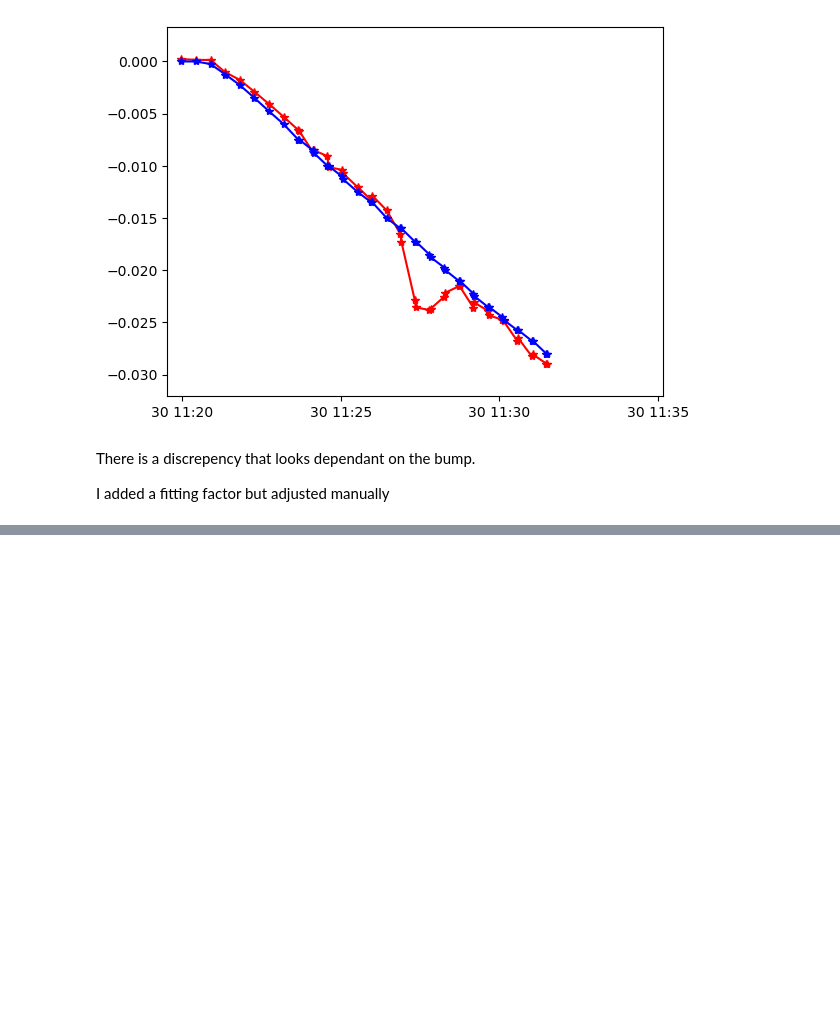
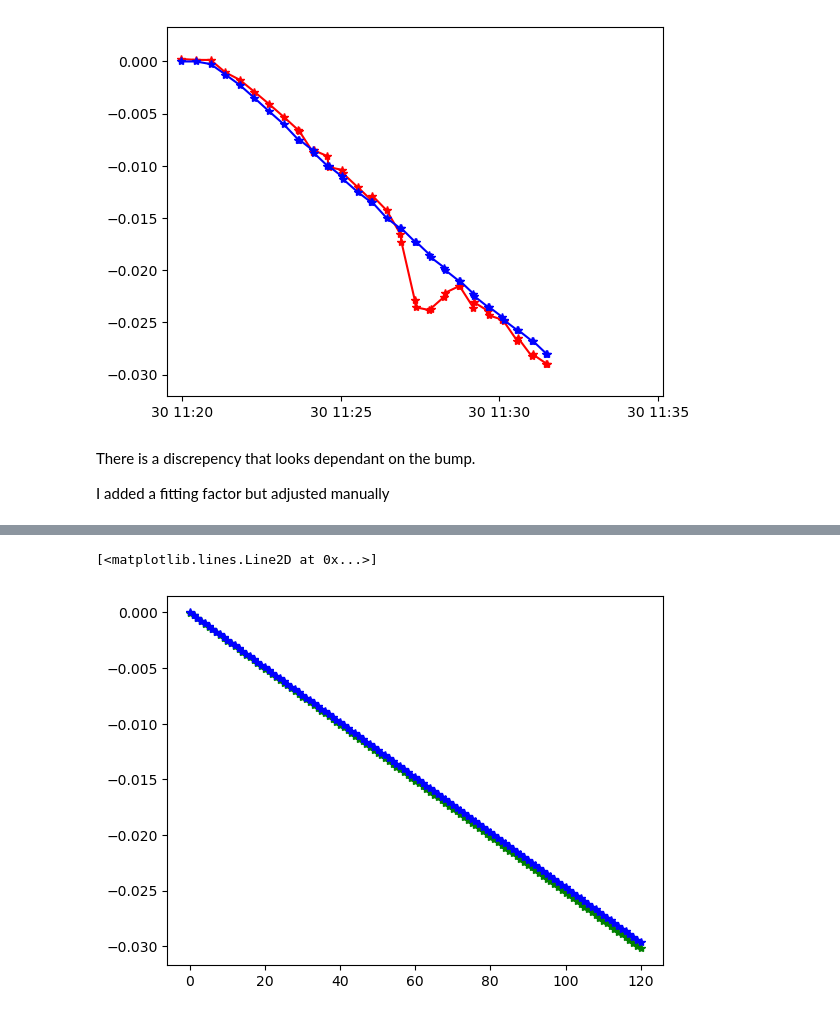
Before and after one commit to lisepauwels/sps_simulations, a Jupyter notebook: MD_analysis/bpm_analysis/bpm_tidp.ipynb, the cells around one changed output, grey strips where cells are left out. Cells and saved outputs as stored; diff of their text form; code cells hidden in the pictures; blank space fills up the shorter version.

Commit message:
Fitting data tbc

```diff
--- a/MD_analysis/bpm_analysis/bpm_tidp.ipynb
+++ b/MD_analysis/bpm_analysis/bpm_tidp.ipynb
@@ -444,0 +447,2 @@ I added a fitting factor but adjusted manually
+# %%
+bump_vals = np.linspace(0, -30e-3, num=int(30/0.25 + 1))
@@ -444,0 +495,21 @@ I added a fitting factor but adjusted manually
+# %%
+xpos_vals = {'bph.11408' : [], 'bph.11608' : [], 'tidp.11434' : []}
+for i in range(len(bump_vals)):
+    opt = line.match(
+        solve=False,
+        start='mdh.11007',
+        end='mdhw.11732',
+        init=tw,
+        vary=[
+            xt.VaryList(['bump.11207', 'bump.11407', 'bump.11607'], step=1e-8, tag='bump',)
+        ],
+        targets = [
+            xt.Target('x', bump_vals[i], at='tidp.11434'),
+            xt.TargetSet(['x', 'px'], value=tw, at='mdhw.11732')
+        ]
+        )
+    opt.run_jacobian(10)
+    tw_after = line.twiss()
+    xpos_vals['bph.11408'].append(tw_after.rows['bph.11408..0'].x[0])
+    xpos_vals['bph.11608'].append(tw_after.rows['bph.11608..0'].x[0])
+    xpos_vals['tidp.11434'].append(tw_after.rows['tidp.11434'].x[0])
@@ -444,0 +534,16 @@ I added a fitting factor but adjusted manually
+# %%
+plt.close()
+plt.figure()
+coast = 'coast4'
+
+tidp_pos_interp = line.get_s_position('tidp.11434') + line['tidp.11434'].length/2
+bph_11408_pos_interp = line.get_s_position('bph.11408..0') + line['bph.11408..0']._parent.length/2
+bph_11608_pos_interp = line.get_s_position('bph.11608..0') + line['bph.11608..0']._parent.length/2
+
+fitting_factor = 0.87
+#plt.plot(md_information['coast4']['tidp_bump_md'], '*-', color='red')
+plt.plot(xpos_vals['bph.11408'], '*-', color='green', label='bph.11408')
+plt.plot(xpos_vals['tidp.11434'], '*-', color='blue', label='tidp.11434')
+# %% [output]
+[<matplotlib.lines.Line2D at 0x...>]
+[figure, added]
```
Also changed, not shown: parts of 15 cells of this notebook, 1 other file.
